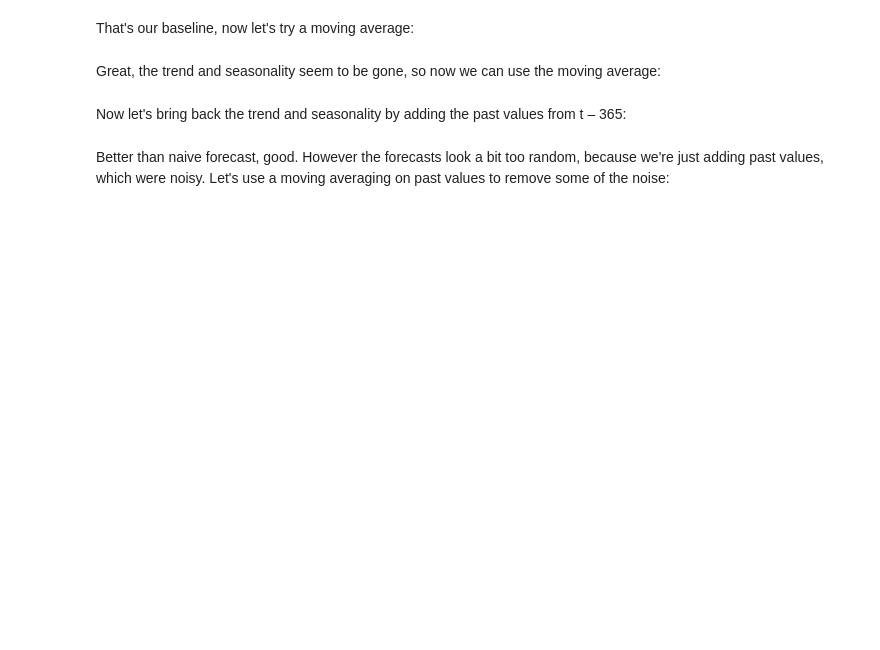
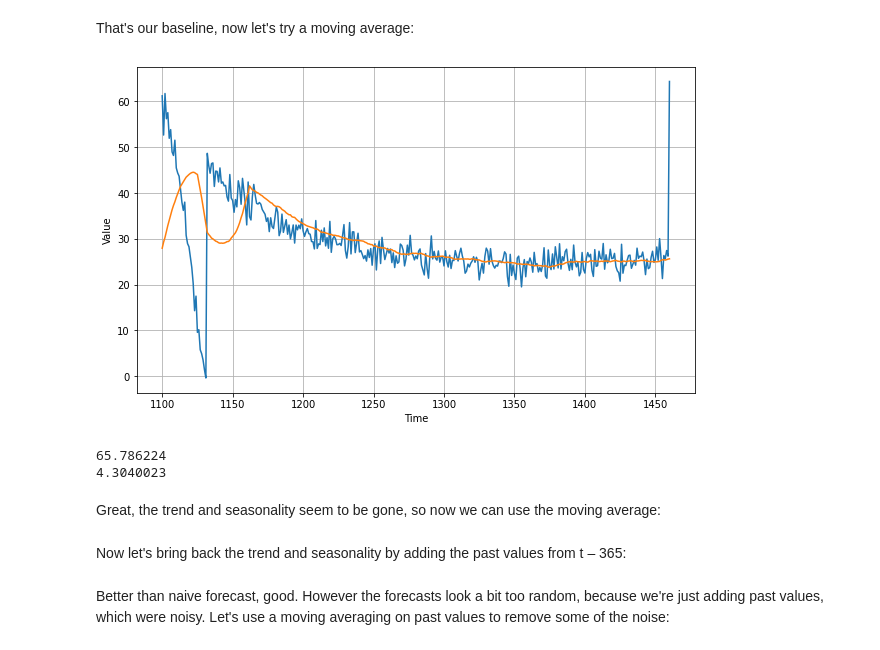
Before and after one commit to AlexNedyalkov/Deep-Learning-Time-Series-Andrew-Ng, a Jupyter notebook: Week_1_Exercise_Question.ipynb, the cells around one changed output. Drawn from its saved outputs; the diff is of its cells as text; code cells hidden in the pictures; blank space fills up the shorter version.

```diff
--- a/Week_1_Exercise_Question.ipynb
+++ b/Week_1_Exercise_Question.ipynb
@@ -105,25 +126,33 @@ That's our baseline, now let's try a moving average:
 # %%
 def moving_average_forecast(series, window_size):
   """Forecasts the mean of the last few values.
-     If window_size=1, then this is equivalent to naive forecast"""
-  # YOUR CODE HERE
+    If window_size=1, then this is equivalent to naive forecast"""
+  forecast = []
+  for time in range(len(series) - window_size):
+    forecast.append(series[time : time + window_size].mean())
+  return forecast
 # %%
-moving_avg = moving_average_forecast(# YOUR CODE HERE)[# YOUR CODE HERE]
+moving_avg = moving_average_forecast(series = series, window_size = 30)[split_time - 30:]
 
 plt.figure(figsize=(10, 6))
 plot_series(time_valid, x_valid)
 plot_series(time_valid, moving_avg)
 
 # EXPECTED OUTPUT
 # CHart with time series from 1100->1450+ on X
 # Time series plotted
 # Moving average plotted over it
+# %% [output]
+[figure, added]
 # %%
-print(# YOUR CODE HERE)
-print(# YOUR CODE HERE)
+print(tf.metrics.mean_squared_error(x_valid, moving_avg).numpy())
+print(tf.metrics.mean_absolute_error(x_valid, moving_avg).numpy())
 # EXPECTED OUTPUT
 # 65.786224
 # 4.3040023
+# %% [output]
+65.786224
+4.3040023
 # %%
 diff_series = (# YOUR CODE HERE)
 diff_time = # YOUR CODE HERE
```
Also changed, not shown: parts of 10 cells of this notebook.
